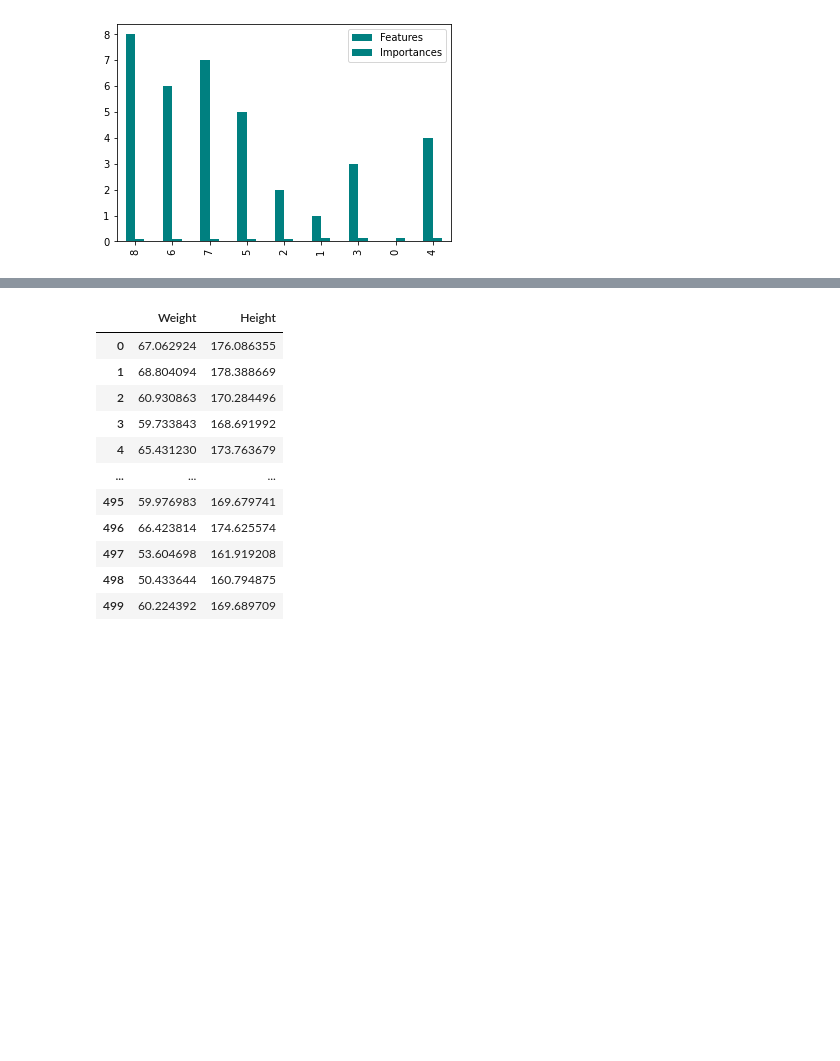
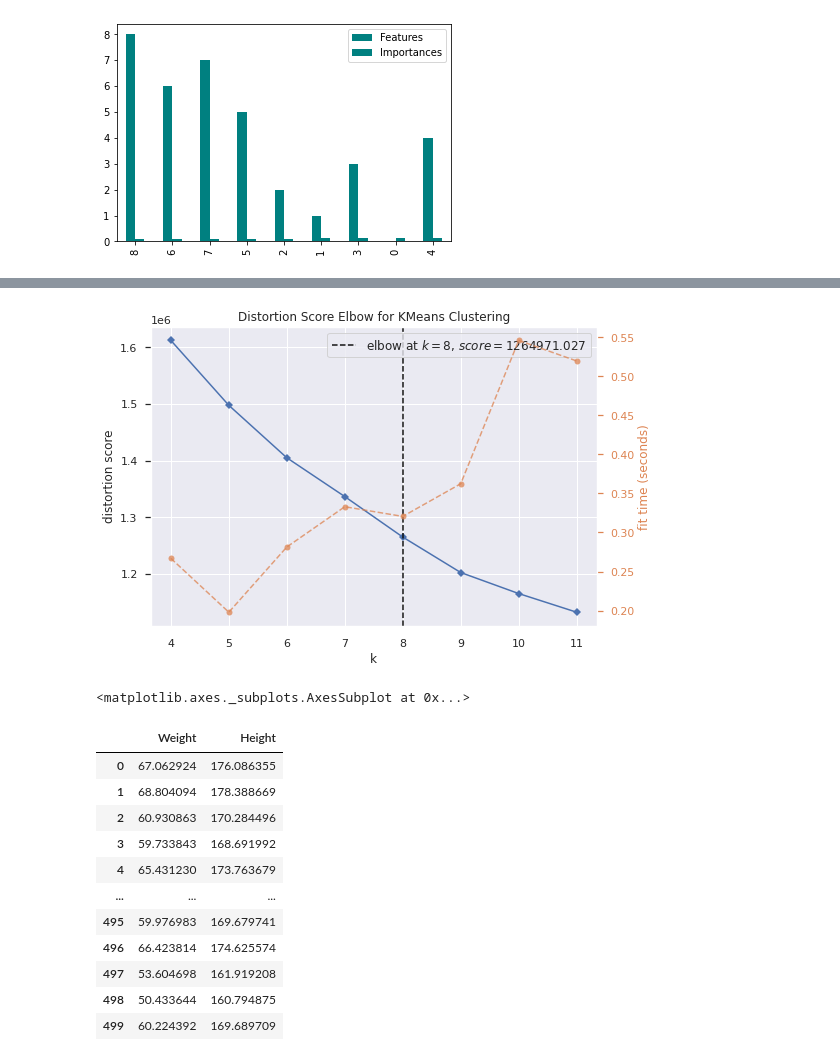
Before and after one commit to KwassiSenam/machine_learning_exercises, a Jupyter notebook: tp4/TP4.ipynb, the cells around one changed output, grey strips where cells are left out. Cells and saved outputs as stored; diff of their text form; code cells hidden in the pictures; blank space fills up the shorter version.

```diff
--- a/tp4/TP4.ipynb
+++ b/tp4/TP4.ipynb
@@ -374,0 +350,10 @@ visualizer.show() #Finalize and render the figure
+# %%
+from sklearn.decomposition import PCA
+
+# flatten the images
+n_samples = len(digits.images)
+data = digits.images.reshape((n_samples, -1))
+pca = PCA(2)
+
+#Transform the data
+df = pca.fit_transform(data)
@@ -375,3 +392,15 @@ visualizer.show() #Finalize and render the figure
+# %%
+from yellowbrick.cluster import KElbowVisualizer
+
+kmeans=KMeans()
+visualizer = KElbowVisualizer(kmeans, k=(4,12))
+visualizer.fit(data)
+visualizer.show()
+
+#we have confusion at k=8
+# %% [output]
+[figure, added]
+<matplotlib.axes._subplots.AxesSubplot at 0x...>
 # %%
 #Gaussian model
 import pandas as pd
```
Also changed, not shown: parts of 11 cells of this notebook.
